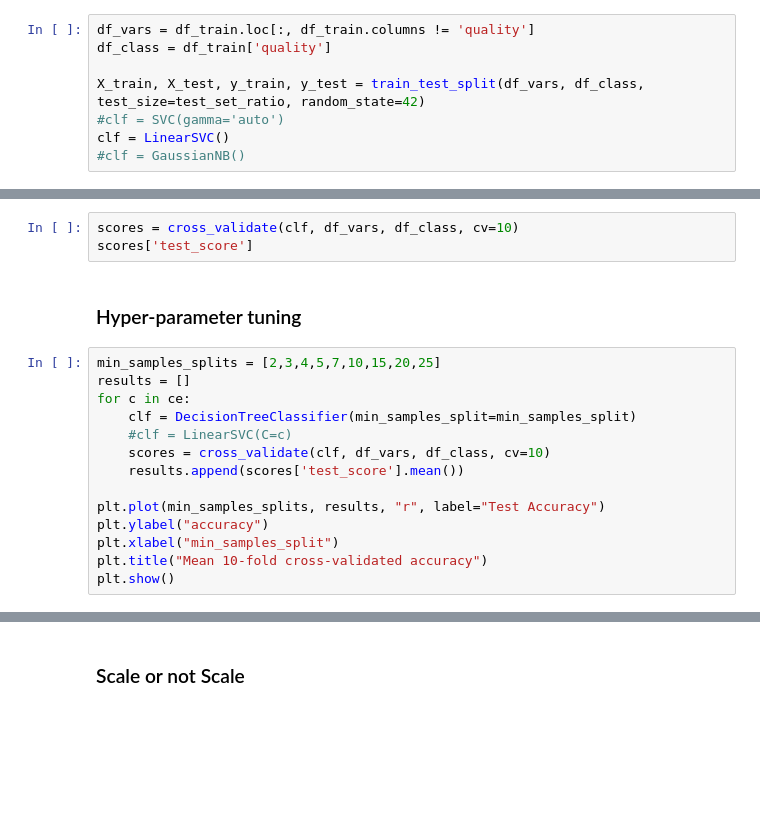
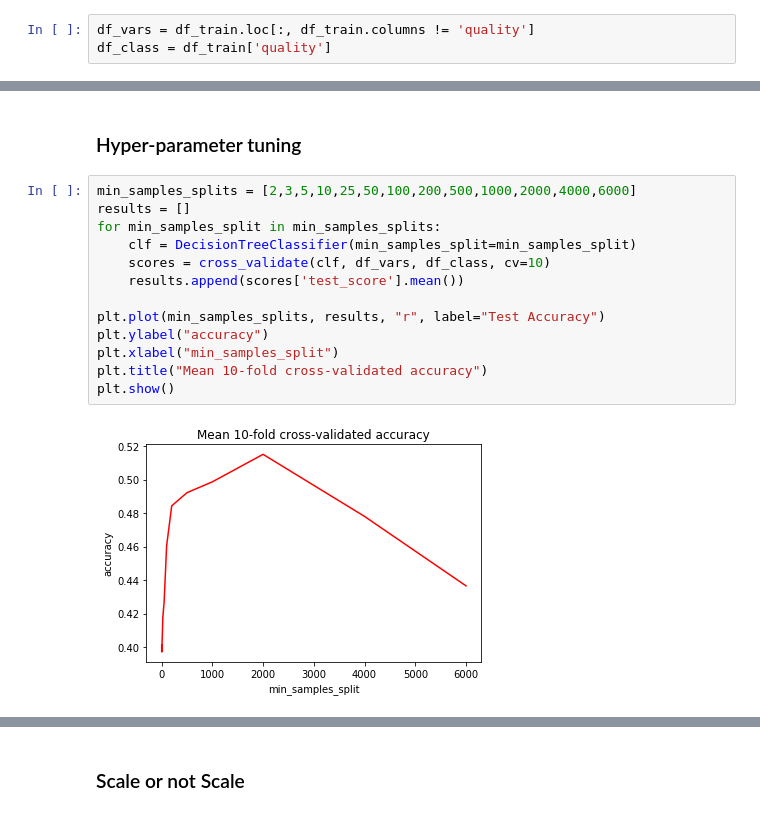
Before and after one commit to freecraver/ML-fun, a Jupyter notebook: wine/wine.ipynb, the cells around one changed output, grey strips where cells are left out. Drawn from its saved outputs; the diff is of its cells as text; blank space fills up the shorter version.

```diff
--- a/wine/wine.ipynb
+++ b/wine/wine.ipynb
@@ -88,8 +89,3 @@ df_train.head(10)
 # %%
 df_vars = df_train.loc[:, df_train.columns != 'quality']
 df_class = df_train['quality']
-
-X_train, X_test, y_train, y_test = train_test_split(df_vars, df_class, test_size=test_set_ratio, random_state=42)
-#clf = SVC(gamma='auto')
-clf = LinearSVC()
-#clf = GaussianNB()
@@ -98,22 +92,20 @@ clf = LinearSVC()
-# %%
-scores = cross_validate(clf, df_vars, df_class, cv=10)
-scores['test_score']
 # %% [markdown]
 ### Hyper-parameter tuning
 # %%
-min_samples_splits = [2,3,4,5,7,10,15,20,25]
+min_samples_splits = [2,3,5,10,25,50,100,200,500,1000,2000,4000,6000]
 results = []
-for c in ce:
+for min_samples_split in min_samples_splits:
     clf = DecisionTreeClassifier(min_samples_split=min_samples_split)
-    #clf = LinearSVC(C=c)
     scores = cross_validate(clf, df_vars, df_class, cv=10)
     results.append(scores['test_score'].mean())
 
 plt.plot(min_samples_splits, results, "r", label="Test Accuracy")
 plt.ylabel("accuracy")
 plt.xlabel("min_samples_split")
 plt.title("Mean 10-fold cross-validated accuracy")
 plt.show()
+# %% [output]
+[figure, added]
 # %%
 import seaborn as sns
 import matplotlib.pyplot as plt
```
Also changed, not shown: parts of 19 cells of this notebook.
